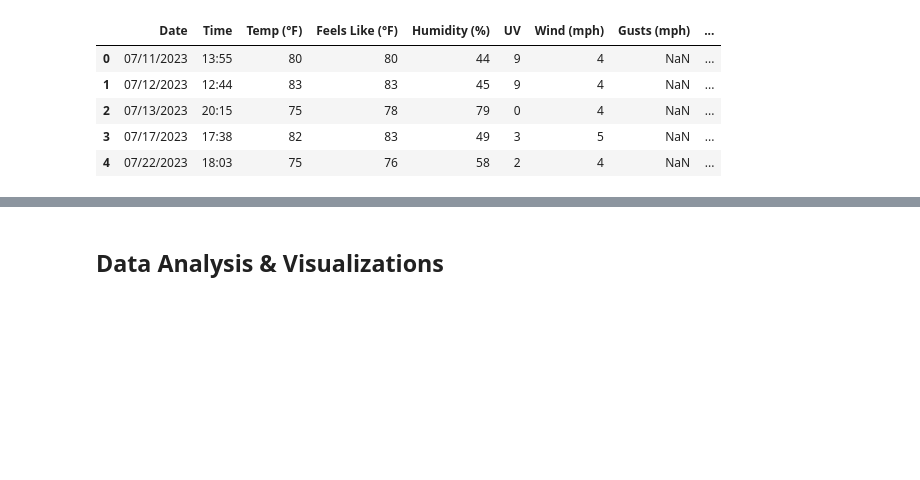
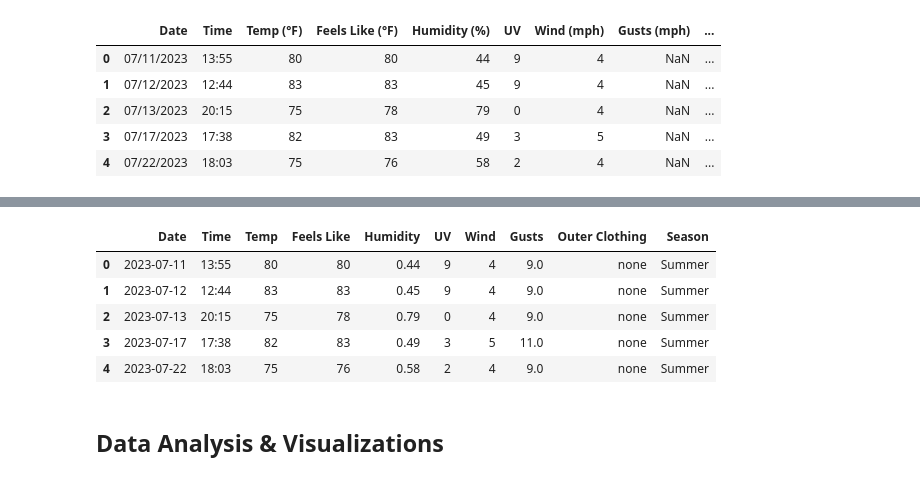
Before and after one commit to tikkikkit21/WeatherML, a Jupyter notebook: research.ipynb, the cells around one changed output, grey strips where cells are left out. Saved outputs shown, nothing was run; the diff lists cells and outputs as text; code cells hidden in the pictures; blank space fills up the shorter version.

```diff
--- a/research.ipynb
+++ b/research.ipynb
@@ -50,3 +106,14 @@ df['Season'] = [get_season(date_str) for date_str in df['Date']]
+# %%
+X_missing = missing[['Wind']].values
+df.loc[df['Gusts'].isnull(), 'Gusts'] = model.predict(X_missing).round()
+df.head()
+# %% [output]
+|  | Date | Time | Temp | Feels Like | Humidity | UV | Wind | Gusts | Outer Clothing | Season |
+| 0 | 2023-07-11 | 13:55 | 80 | 80 | 0.44 | 9 | 4 | 9.0 | none | Summer |
+| 1 | 2023-07-12 | 12:44 | 83 | 83 | 0.45 | 9 | 4 | 9.0 | none | Summer |
+| 2 | 2023-07-13 | 20:15 | 75 | 78 | 0.79 | 0 | 4 | 9.0 | none | Summer |
+| 3 | 2023-07-17 | 17:38 | 82 | 83 | 0.49 | 3 | 5 | 11.0 | none | Summer |
+| 4 | 2023-07-22 | 18:03 | 75 | 76 | 0.58 | 2 | 4 | 9.0 | none | Summer |
 # %% [markdown]
 ## Data Analysis & Visualizations
 # %% [markdown]
```
Also changed, not shown: parts of 15 cells of this notebook.
